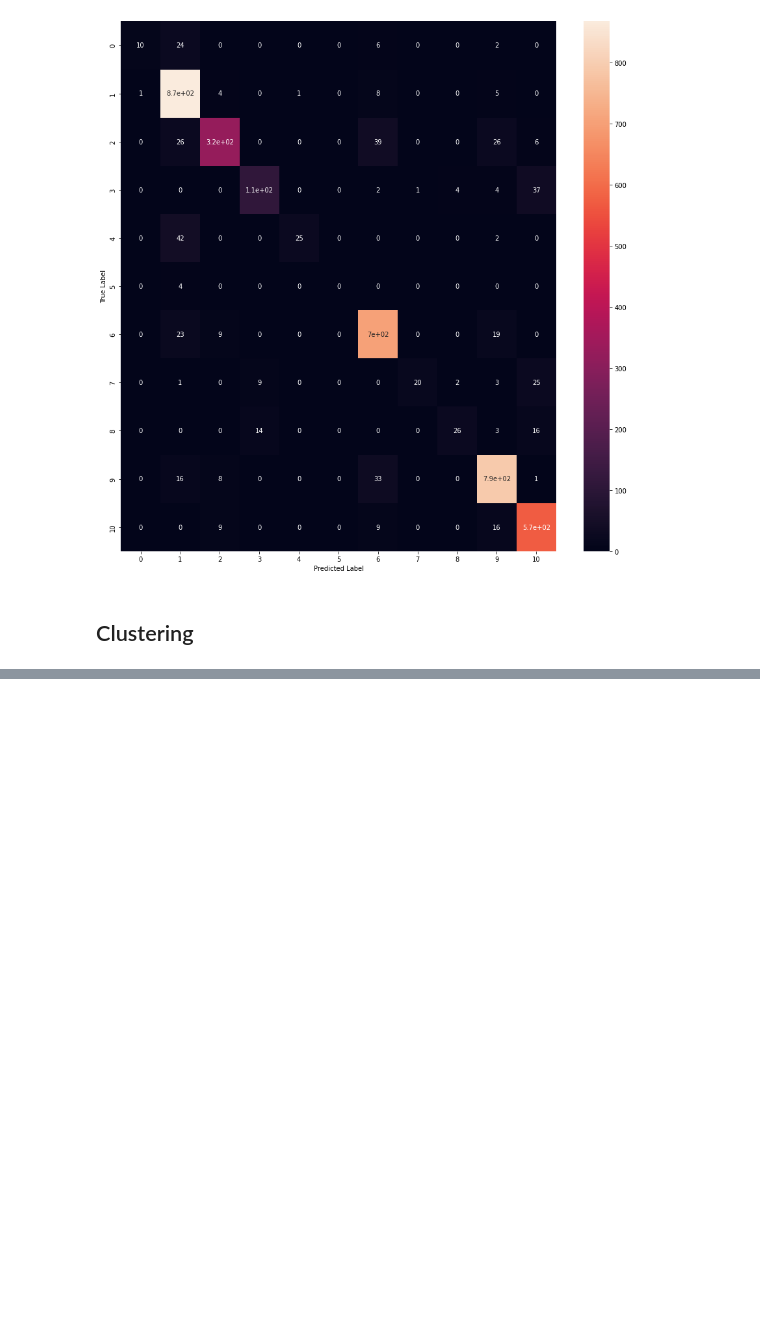
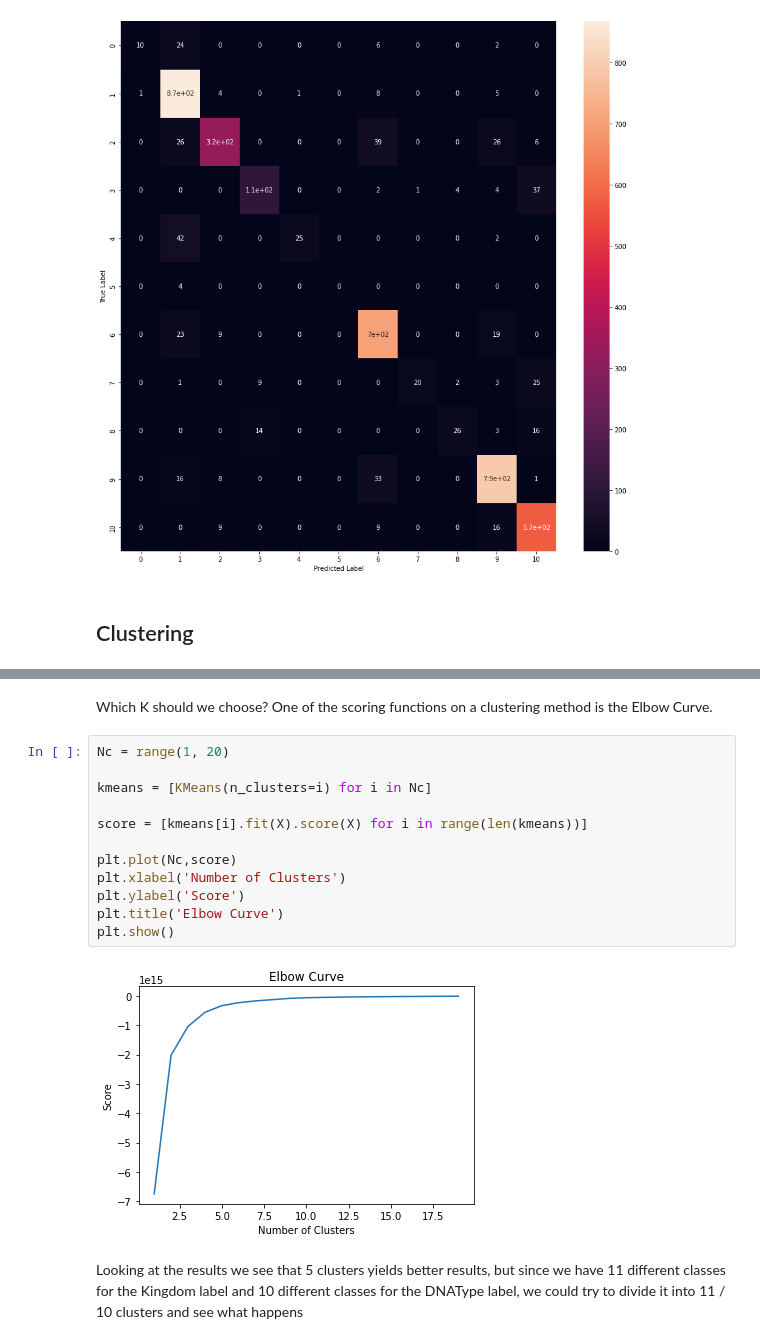
Before and after one commit to S3rPente/codon-usage, a Jupyter notebook: codon_usage.ipynb, the cells around one changed output, grey strips where cells are left out. Cells and saved outputs as stored; diff of their text form; blank space fills up the shorter version.

```diff
--- a/codon_usage.ipynb
+++ b/codon_usage.ipynb
@@ -410,0 +434,18 @@ kmeans = KMeans(n_clusters = 11, random_state = 42)
+# %% [markdown]
+Which K should we choose? One of the scoring functions on a clustering method is the Elbow Curve.
+# %%
+Nc = range(1, 20)
+
+kmeans = [KMeans(n_clusters=i) for i in Nc]
+
+score = [kmeans[i].fit(X).score(X) for i in range(len(kmeans))]
+
+plt.plot(Nc,score)
+plt.xlabel('Number of Clusters')
+plt.ylabel('Score')
+plt.title('Elbow Curve')
+plt.show()
+# %% [output]
+[figure, added]
+# %% [markdown]
+Looking at the results we see that 5 clusters yields better results, but since we have 11 different classes for the Kingdom label and 10 different classes for the DNAType label, we could try to divide it into 11 / 10 clusters and see what happens
```
Also changed, not shown: parts of 14 cells of this notebook.
